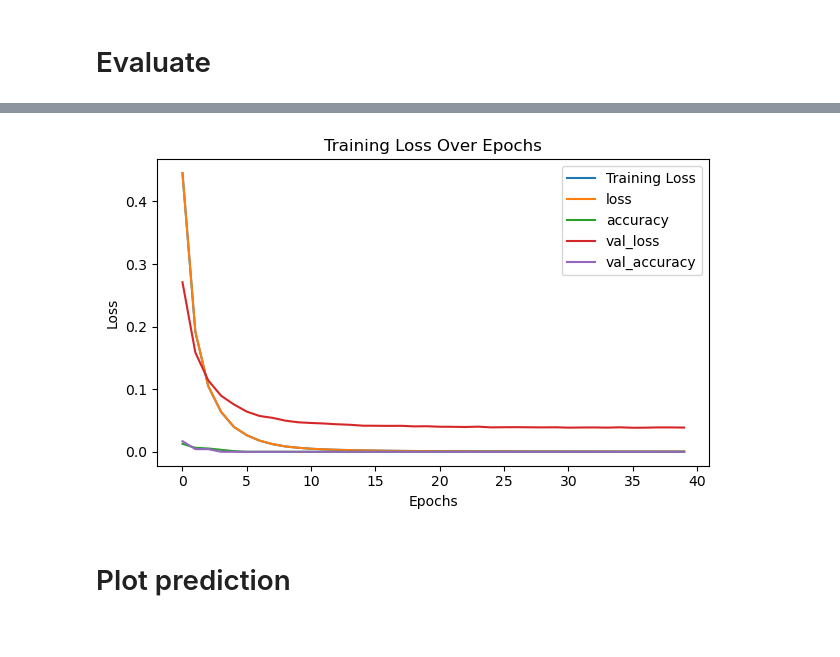
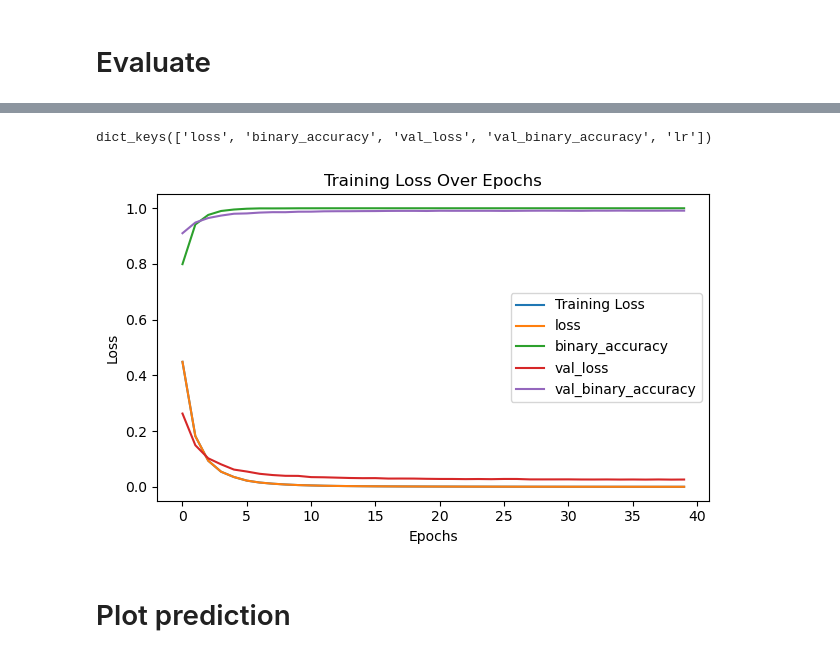
Before and after one commit to trueToastedCode/ai, a Jupyter notebook: Find Pattern.ipynb, the cells around one changed output, grey strips where cells are left out. Drawn from its saved outputs; the diff is of its cells as text; code cells hidden in the pictures.

Commit message:
add dropout, use binary_accuracy and add model

```diff
--- a/Find Pattern.ipynb
+++ b/Find Pattern.ipynb
@@ -199,8 +199,9 @@ input_shape = window_size, window_size, 1
 # %%
 def make_model():
     return keras.models.Sequential([
-        keras.layers.Conv2D(32, kernel_size=(3, 3), activation='relu', input_shape=input_shape),
+        keras.layers.Conv2D(32, kernel_size=(2, 2), activation='relu', input_shape=input_shape),
         keras.layers.MaxPooling2D(pool_size=(2, 2)),
+        keras.layers.Dropout(0.2),
         keras.layers.Flatten(),
         keras.layers.Dense(128, activation='relu'),
         keras.layers.Dense(window_size, activation='sigmoid'),
@@ -226,7 +227,7 @@ callbacks = [
 model.compile(
     optimizer="adam",
     loss="binary_crossentropy",
-    metrics=["accuracy"],
+    metrics=["binary_accuracy"],
 )
 
 history = model.fit(
@@ -267,21 +270,25 @@ Test Loss: 0.0497300922870636, Test Accuracy: 0.0
+# %%
+history.history.keys()
+# %% [output]
+dict_keys(['loss', 'binary_accuracy', 'val_loss', 'val_binary_accuracy', 'lr'])
 # %%
 # Plotting training loss
 plt.figure(figsize=(12, 4))
 plt.subplot(1, 2, 1)
 plt.plot(history.history['loss'], label='Training Loss')
 plt.title('Training Loss Over Epochs')
 plt.xlabel('Epochs')
 plt.ylabel('Loss')
 plt.legend()
 
-for key in ['loss', 'accuracy', 'val_loss', 'val_accuracy']:
+for key in ['loss', 'binary_accuracy', 'val_loss', 'val_binary_accuracy']:
     plt.plot(history.history[key], label=key)
     plt.legend()
 
 plt.tight_layout()
 plt.show()
 # %% [output]
-[figure, old version]
+[figure, new version]
 # %% [markdown]
 # Plot prediction
 # %%
```
Also changed, not shown: parts of 6 cells of this notebook, 1 other file.
